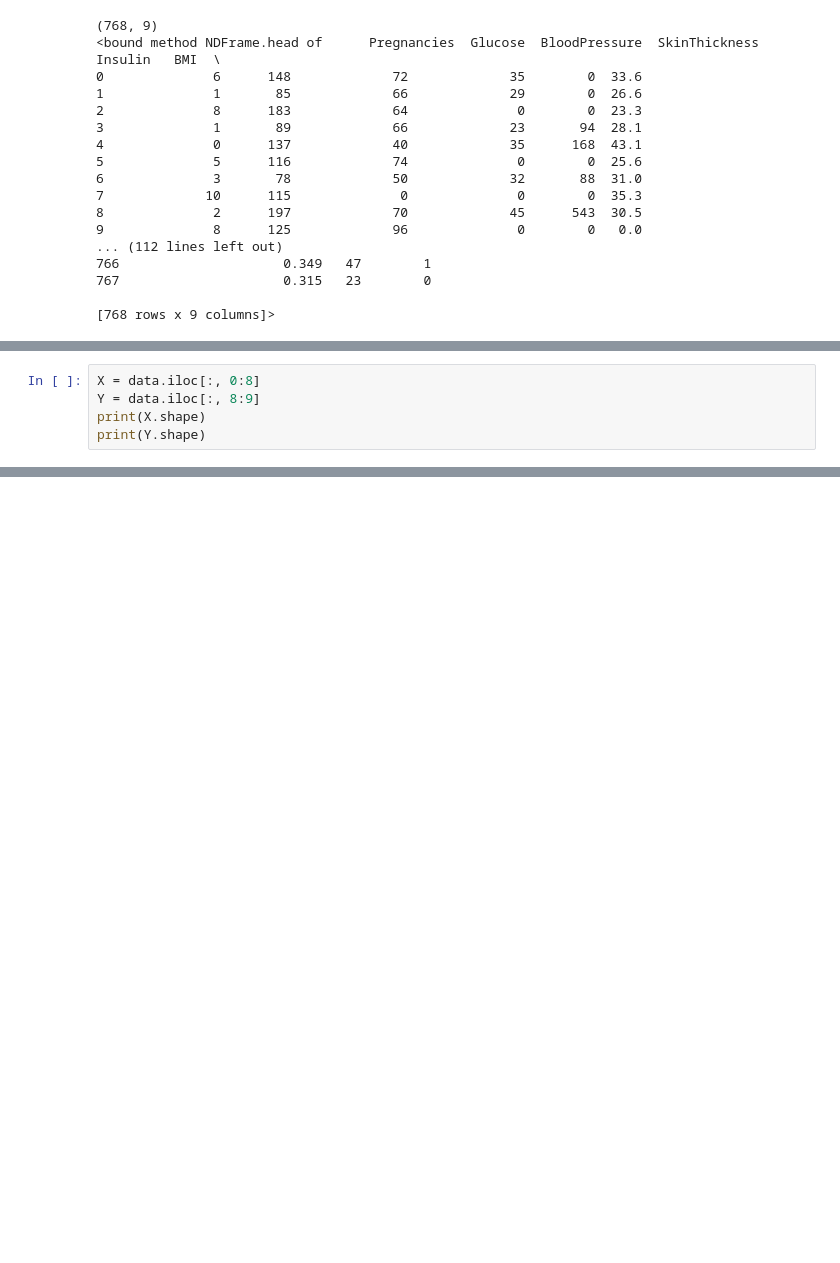
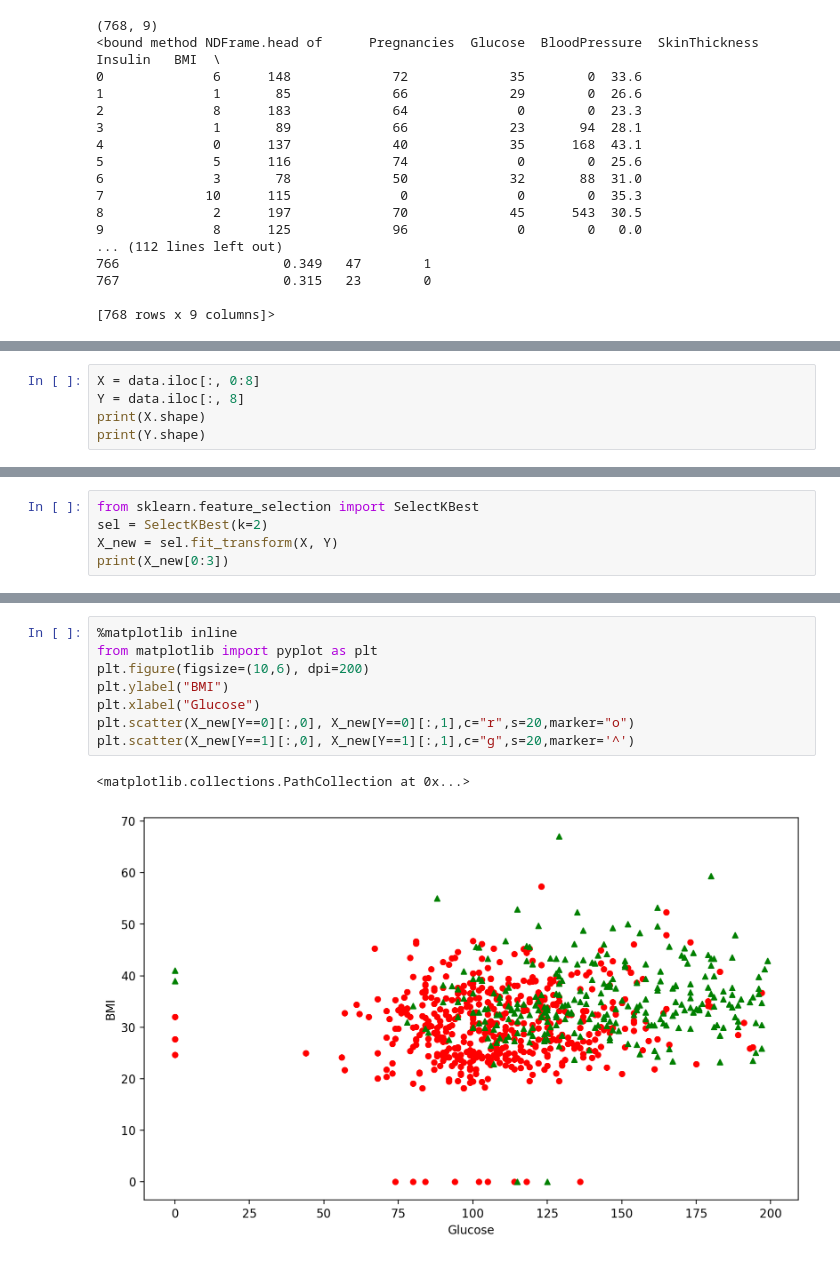
Before and after one commit to ChiangYintso/ml_knn_diabetes, a Jupyter notebook: Untitled.ipynb, the cells around one changed output, grey strips where cells are left out. Drawn from its saved outputs; the diff is of its cells as text; blank space fills up the shorter version.

```diff
--- a/Untitled.ipynb
+++ b/Untitled.ipynb
@@ -30,7 +31,7 @@ Outcome
 dtype: int64
 # %%
 X = data.iloc[:, 0:8]
-Y = data.iloc[:, 8:9]
+Y = data.iloc[:, 8]
 print(X.shape)
 print(Y.shape)
 # %% [output]
@@ -73,0 +100,5 @@ name: radius_neighbors_5    score: 0.6103896103896104
+# %%
+from sklearn.feature_selection import SelectKBest
+sel = SelectKBest(k=2)
+X_new = sel.fit_transform(X, Y)
+print(X_new[0:3])
@@ -73,0 +124,11 @@ name: radius_neighbors_5    score: 0.6103896103896104
+# %%
+%matplotlib inline
+from matplotlib import pyplot as plt
+plt.figure(figsize=(10,6), dpi=200)
+plt.ylabel("BMI")
+plt.xlabel("Glucose")
+plt.scatter(X_new[Y==0][:,0], X_new[Y==0][:,1],c="r",s=20,marker="o")
+plt.scatter(X_new[Y==1][:,0], X_new[Y==1][:,1],c="g",s=20,marker='^')
+# %% [output]
+<matplotlib.collections.PathCollection at 0x...>
+[figure, added]
```
Also changed, not shown: parts of 9 cells of this notebook.
